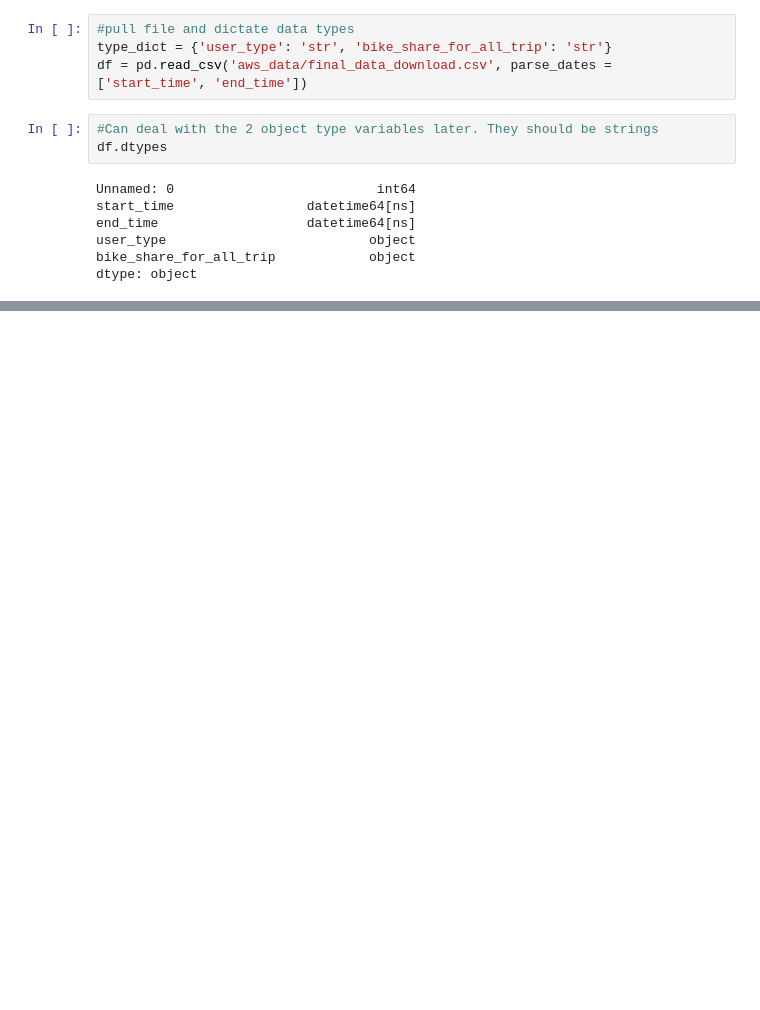
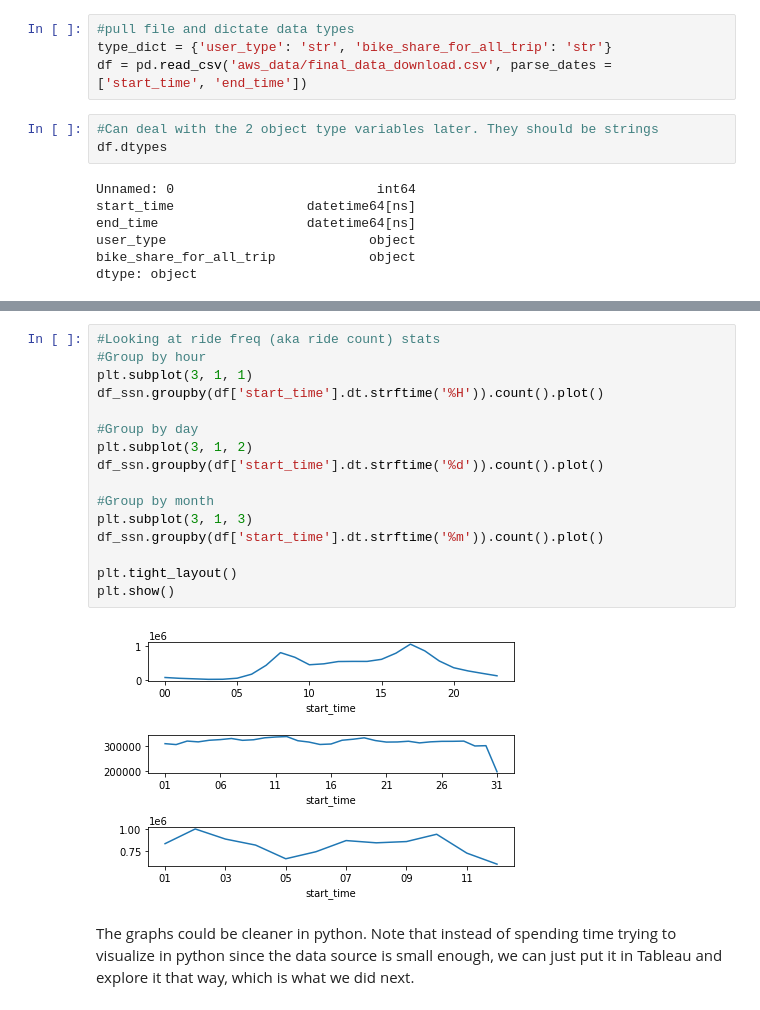
Before and after one commit to abhigadde/baywheels_analysis, a Jupyter notebook: baywheels_EDA.ipynb, the cells around one changed output, grey strips where cells are left out. Cells and saved outputs as stored; diff of their text form; blank space fills up the shorter version.

```diff
--- a/baywheels_EDA.ipynb
+++ b/baywheels_EDA.ipynb
@@ -143,0 +138,20 @@ plt.show()
+# %%
+#Looking at ride freq (aka ride count) stats
+#Group by hour
+plt.subplot(3, 1, 1)
+df_ssn.groupby(df['start_time'].dt.strftime('%H')).count().plot()
+
+#Group by day
+plt.subplot(3, 1, 2)
+df_ssn.groupby(df['start_time'].dt.strftime('%d')).count().plot()
+
+#Group by month
+plt.subplot(3, 1, 3)
+df_ssn.groupby(df['start_time'].dt.strftime('%m')).count().plot()
+
+plt.tight_layout()
+plt.show()
+# %% [output]
+[figure, added]
+# %% [markdown]
+The graphs could be cleaner in python. Note that instead of spending time trying to visualize in python since the data source is small enough, we can just put it in Tableau and explore it that way, which is what we did next.
```
Also changed, not shown: parts of 13 cells of this notebook.
